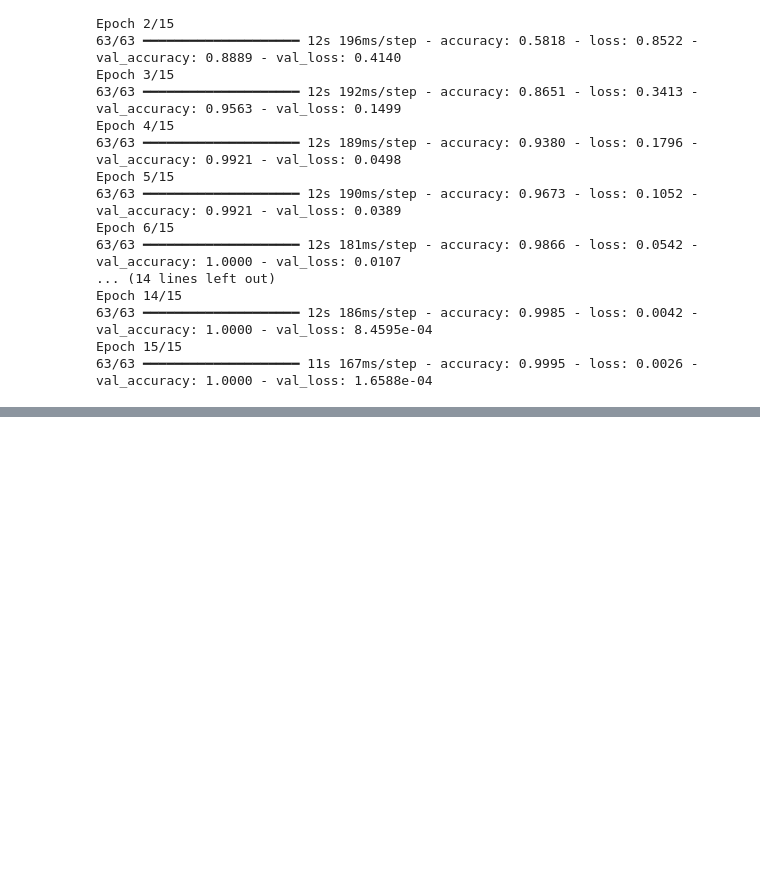
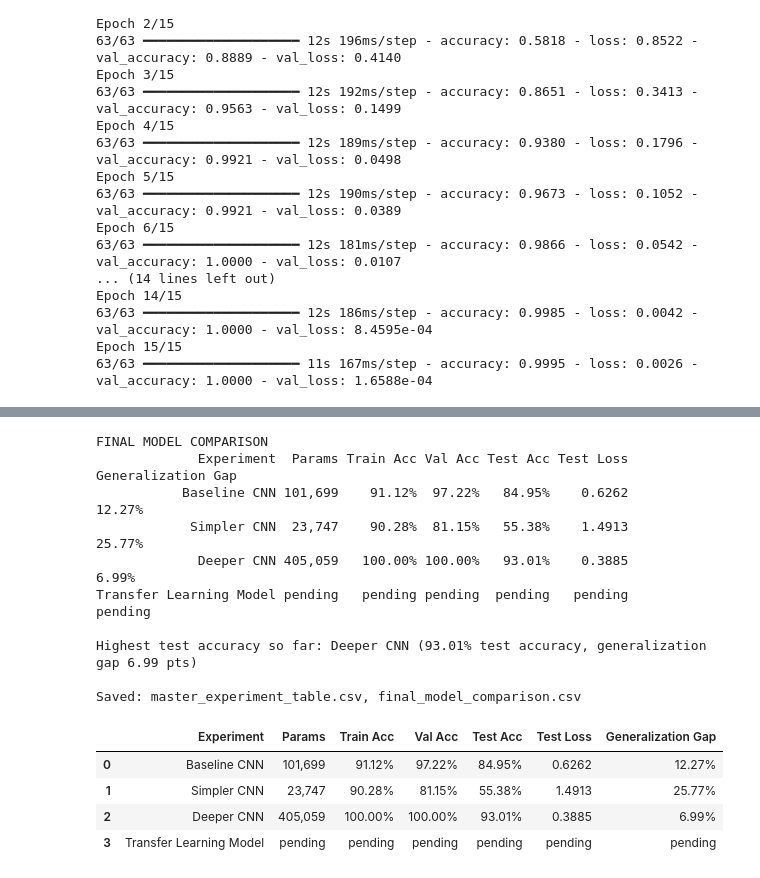
Before and after one commit to NSharp-mahajan/RPS---Deep-learning, a Jupyter notebook: notebooks/rps_cnn_battle.ipynb, the cells around one changed output, grey strips where cells are left out. Cells and saved outputs as stored; diff of their text form; code cells hidden in the pictures; blank space fills up the shorter version.

Commit message:
mission 12

```diff
--- a/notebooks/rps_cnn_battle.ipynb
+++ b/notebooks/rps_cnn_battle.ipynb
@@ -1158,0 +1442,56 @@ Regularized Model Test Loss: 0.10330658406019211
+# %%
+# ============================================================
+# FINAL MODEL COMPARISON
+# ============================================================
+
+final_table = master_table[[
+    "Experiment", "Params", "Train Acc", "Val Acc", "Test Acc", "Test Loss"
+]].copy()
+
+final_table["Generalization Gap"] = final_table["Val Acc"] - final_table["Test Acc"]
+
+# Rows still pending (Mission 9 / Mission 10) so the record stays complete
+pending = ["Transfer Learning Model"]
+for p in pending:
+    if p not in final_table["Experiment"].values:
+        final_table.loc[len(final_table)] = [p, np.nan, np.nan, np.nan, np.nan, np.nan, np.nan]
+
+best_row = final_table.loc[final_table["Test Acc"].idxmax()]
+
+final_display = final_table.copy()
+final_display["Params"] = final_display["Params"].map(
+    lambda v: "pending" if pd.isna(v) else f"{int(v):,}")
+for col in ["Train Acc", "Val Acc", "Test Acc", "Generalization Gap"]:
+    final_display[col] = final_display[col].map(
+        lambda v: "pending" if pd.isna(v) else f"{v:.2f}%")
+final_display["Test Loss"] = final_display["Test Loss"].map(
+    lambda v: "pending" if pd.isna(v) else f"{v:.4f}")
+
+print("FINAL MODEL COMPARISON")
+print(final_display.to_string(index=False))
+print()
+print("Highest test accuracy so far:", best_row["Experiment"],
+      f"({best_row['Test Acc']:.2f}% test accuracy,",
+      f"generalization gap {best_row['Generalization Gap']:.2f} pts)")
+
+master_table.to_csv("master_experiment_table.csv", index=False)
+final_table.to_csv("final_model_comparison.csv", index=False)
+print("\nSaved: master_experiment_table.csv, final_model_comparison.csv")
+
+final_display
+# %% [output]
+FINAL MODEL COMPARISON
+             Experiment  Params Train Acc Val Acc Test Acc Test Loss Generalization Gap
+           Baseline CNN 101,699    91.12%  97.22%   84.95%    0.6262             12.27%
+            Simpler CNN  23,747    90.28%  81.15%   55.38%    1.4913             25.77%
+             Deeper CNN 405,059   100.00% 100.00%   93.01%    0.3885              6.99%
+Transfer Learning Model pending   pending pending  pending   pending            pending
+
+Highest test accuracy so far: Deeper CNN (93.01% test accuracy, generalization gap 6.99 pts)
+
+Saved: master_experiment_table.csv, final_model_comparison.csv
+|  | Experiment | Params | Train Acc | Val Acc | Test Acc | Test Loss | Generalization Gap |
+| 0 | Baseline CNN | 101,699 | 91.12% | 97.22% | 84.95% | 0.6262 | 12.27% |
+| 1 | Simpler CNN | 23,747 | 90.28% | 81.15% | 55.38% | 1.4913 | 25.77% |
+| 2 | Deeper CNN | 405,059 | 100.00% | 100.00% | 93.01% | 0.3885 | 6.99% |
+| 3 | Transfer Learning Model | pending | pending | pending | pending | pending | pending |
```
Also changed, not shown: parts of 9 cells of this notebook, 4 other files.
